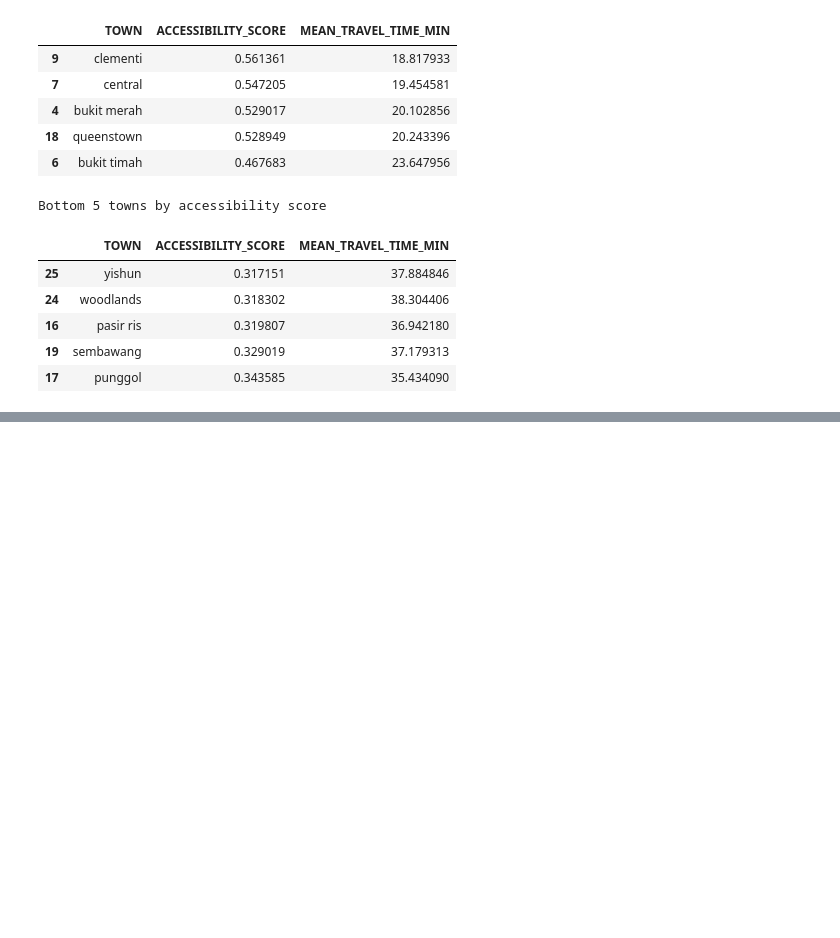
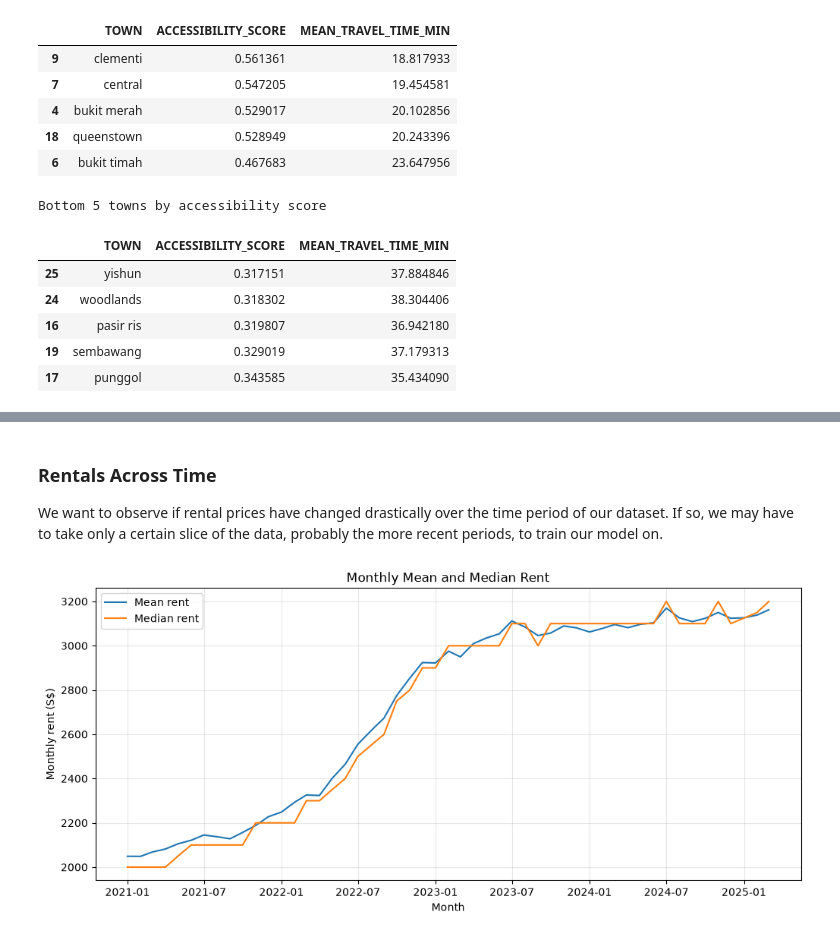
Before and after one commit to elijahkzy/CS5228-project, a Jupyter notebook: final_report/00_data_collection/01_data_viz.ipynb, the cells around one changed output, grey strips where cells are left out. Cells and saved outputs as stored; diff of their text form; code cells hidden in the pictures; blank space fills up the shorter version.

```diff
--- a/final_report/00_data_collection/01_data_viz.ipynb
+++ b/final_report/00_data_collection/01_data_viz.ipynb
@@ -2,6 +8,12 @@
 from pathlib import Path
 import numpy as np
 import pandas as pd
+import matplotlib.pyplot as plt
+
+import json
+from matplotlib import cm, colors
+from matplotlib.collections import PolyCollection
+
 from sklearn.compose import ColumnTransformer
 from sklearn.impute import SimpleImputer
 from sklearn.linear_model import LinearRegression
@@ -9,12 +21,15 @@ from sklearn.metrics import mean_absolute_error, mean_squared_error, r2_score
 from sklearn.model_selection import train_test_split
 from sklearn.pipeline import Pipeline
 from sklearn.preprocessing import OneHotEncoder
+import contextily as cx
+
+
 
 HERE = Path.cwd().resolve()
 PROJECT_ROOT = next((p for p in [HERE, *HERE.parents] if (p / 'data' / 'train.csv').exists()), HERE)
 if not (PROJECT_ROOT / 'data' / 'train.csv').exists():
     PROJECT_ROOT = PROJECT_ROOT.parent
-DATA_PATH = PROJECT_ROOT / 'data' / 'train.csv'
+DATA_PATH = PROJECT_ROOT / 'data' / 'original_dataset' / 'train.csv'
 df = pd.read_csv(DATA_PATH)
 print(f'Loaded {DATA_PATH}')
 print('Shape:', df.shape)
@@ -475,0 +463,34 @@ Bottom 5 towns by accessibility score
+# %% [markdown]
+### Rentals Across Time
+
+We want to observe if rental prices have changed drastically over the time period of our dataset. If so, we may have to take only a certain slice of the data, probably the more recent periods, to train our model on.
+# %%
+monthly_summary = (
+    df.groupby("approval_date")["MONTHLY_RENT"]
+      .agg(["mean", "median", "count"])
+      .asfreq("MS")
+)
+
+fig, ax1 = plt.subplots(figsize=(12, 5))
+
+ax1.plot(
+    monthly_summary.index,
+    monthly_summary["mean"],
+    label="Mean rent"
+)
+
+ax1.plot(
+    monthly_summary.index,
+    monthly_summary["median"],
+    label="Median rent"
+)
+
+ax1.set_xlabel("Month")
+ax1.set_ylabel("Monthly rent (S$)")
+ax1.set_title("Monthly Mean and Median Rent")
+ax1.legend()
+ax1.grid(alpha=0.3)
+
+plt.show()
+# %% [output]
+[figure, added]
```
Also changed, not shown: parts of 32 cells of this notebook, 2 other files.
